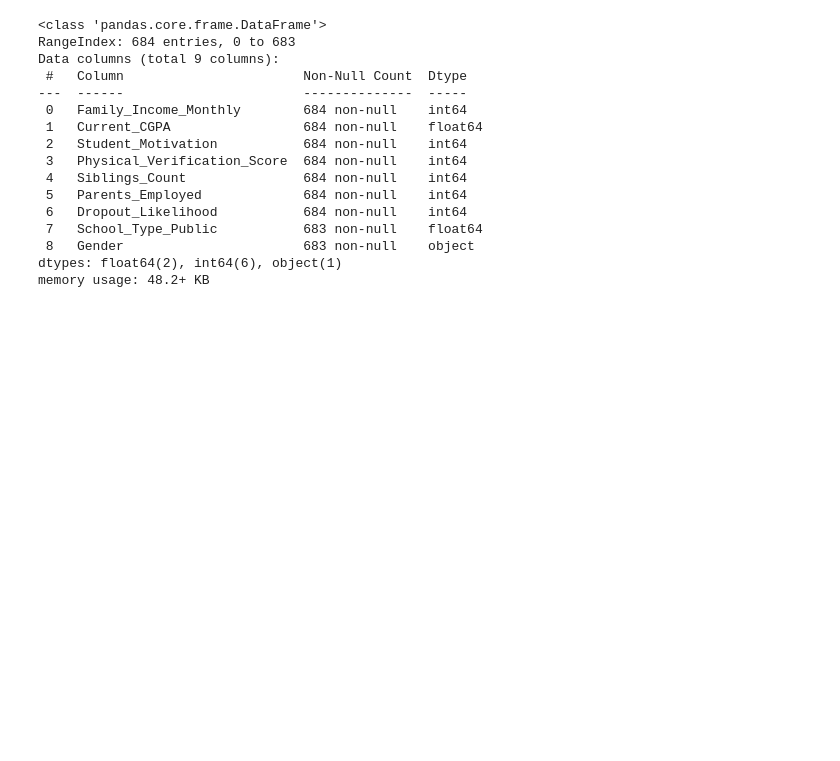
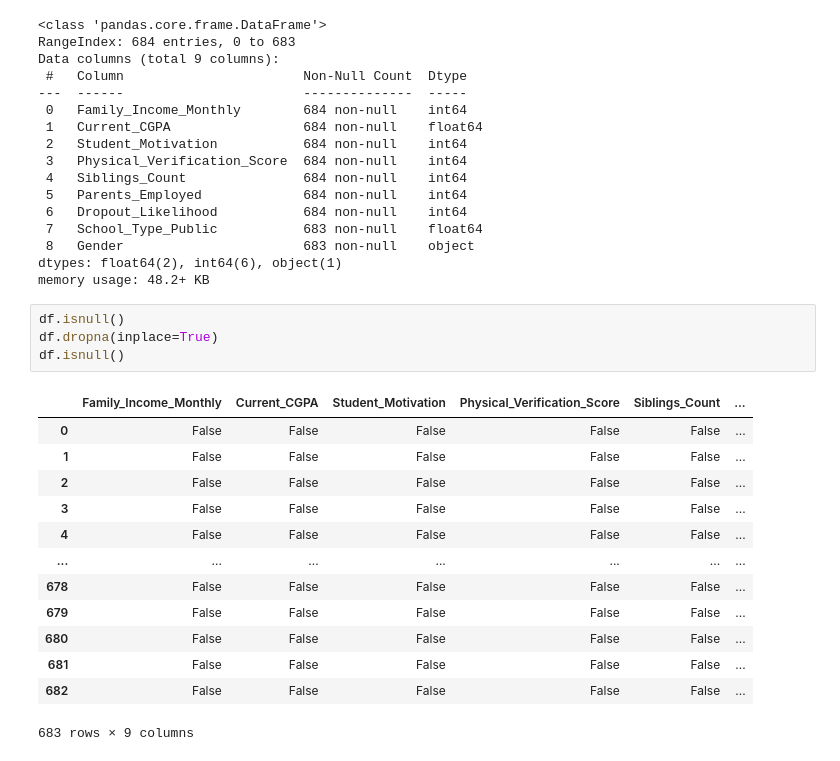
Before and after one commit to Uchimakali33/Maatram_project, a Jupyter notebook: data_preparation.ipynb, the cells around one changed output. Drawn from its saved outputs; the diff is of its cells as text; blank space fills up the shorter version.

```diff
--- a/data_preparation.ipynb
+++ b/data_preparation.ipynb
@@ -29,6 +29,24 @@ Data columns (total 9 columns):
  8   Gender                       683 non-null    object
 dtypes: float64(2), int64(6), object(1)
 memory usage: 48.2+ KB
+# %%
+df.isnull()
+df.dropna(inplace=True)
+df.isnull()
+# %% [output]
+|  | Family_Income_Monthly | Current_CGPA | Student_Motivation | Physical_Verification_Score | Siblings_Count | ... |
+| 0 | False | False | False | False | False | ... |
+| 1 | False | False | False | False | False | ... |
+| 2 | False | False | False | False | False | ... |
+| 3 | False | False | False | False | False | ... |
+| 4 | False | False | False | False | False | ... |
+| ... | ... | ... | ... | ... | ... | ... |
+| 678 | False | False | False | False | False | ... |
+| 679 | False | False | False | False | False | ... |
+| 680 | False | False | False | False | False | ... |
+| 681 | False | False | False | False | False | ... |
+| 682 | False | False | False | False | False | ... |
+683 rows × 9 columns
 # %%
 df
 # %% [output]
```
Also changed, not shown: parts of 6 cells of this notebook.
